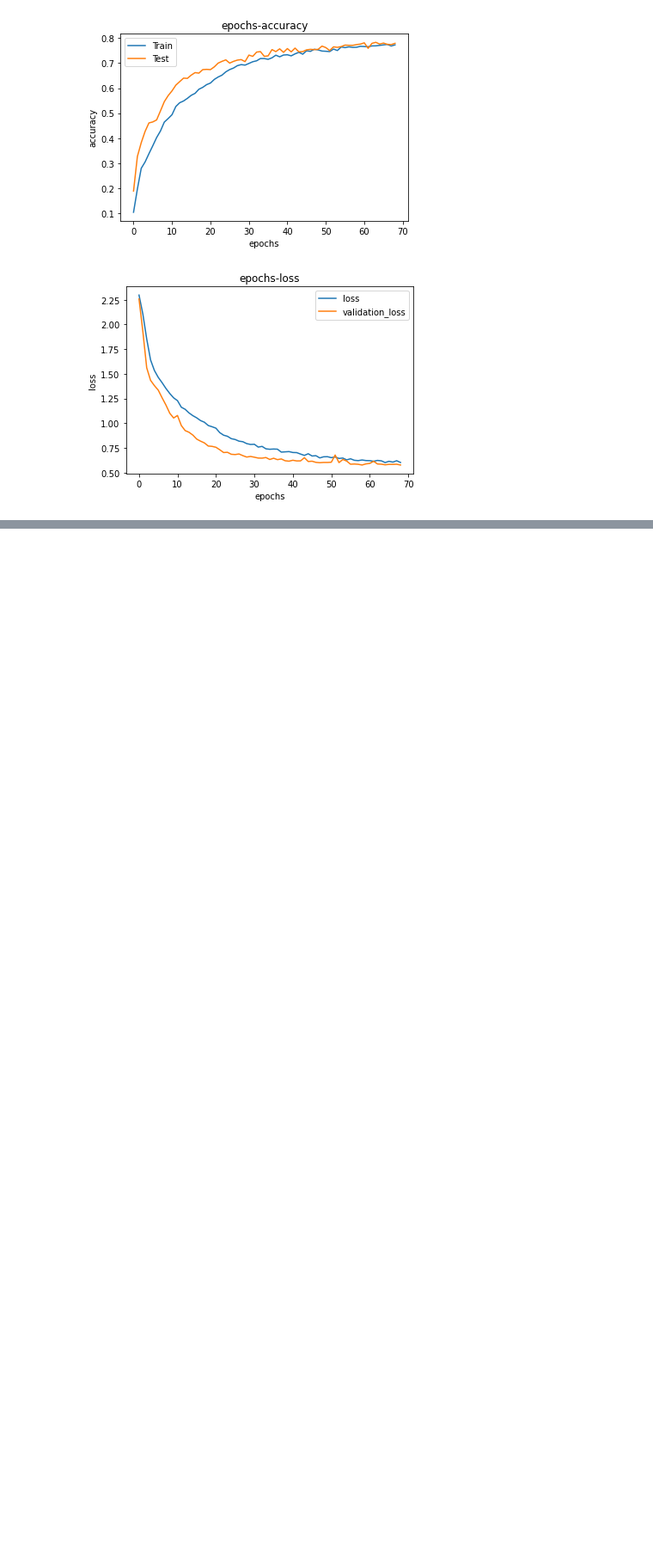
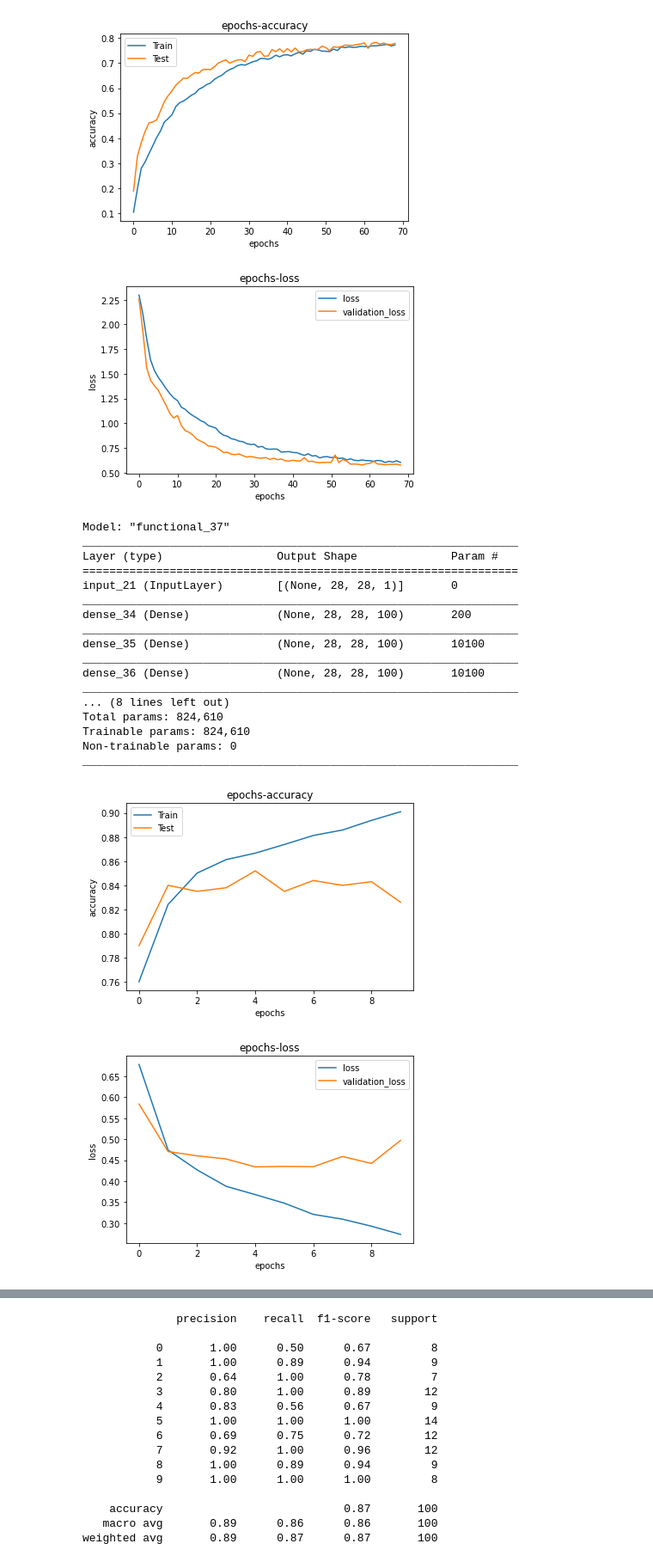
Before and after one commit to Kentkn192837/machine-learning, a Jupyter notebook: no3/plot.ipynb, the cells around one changed output, grey strips where cells are left out. Shown: that part at 86% size. Cells and saved outputs as stored; diff of their text form; code cells hidden in the pictures; blank space fills up the shorter version.

```diff
--- a/no3/plot.ipynb
+++ b/no3/plot.ipynb
@@ -99,0 +150,57 @@ plot_loss( model["loss"], model["val_loss"] )
+# %%
+def create_model(class_num):
+    model = Input( shape=(28, 28, 1) )
+    x = Dense(100, activation="relu")(model)
+    x = Dense(100, activation="relu")(x)
+    x = Dense(100, activation="relu")(x)
+    x = Dense(100, activation="relu")(x)
+    x = Dense(100, activation="relu")(x)
+    x = Flatten()(x)
+    output = Dense(class_num, activation="softmax")(x)
+    return Model( inputs=model, outputs=output )
+
+model = create_model(class_num)
+model.summary()
+
+model.load_weights('./Results/NN/weights/NN=100×5-data=6000-weights.h5')
+model.compile(optimizer=Adam( learning_rate=1e-4 ), loss='categorical_crossentropy', metrics=['accuracy'])
+
+hist = read_pkl('./Results/NN/history/NN=100×5-data=6000.pkl')
+
+# 学習による正解率,損失関数の値の推移のグラフを出力
+plot_acc( hist["accuracy"], hist["val_accuracy"] )
+plot_loss( hist["loss"], hist["val_loss"] )
+
+# モデルによる予測データを取得
+predict = model.predict(vertification_train)
+
+# モデルの予測で最も可能性が高いクラスのインデックス番号のリストを取得
+predict_index = most_likely_index(predict)
+true_class = most_likely_index(vertification_test)
+
+# 混同行列のヒートマップを出力
+matrix = confusion_matrix(predict_index, true_class)
+heat_map(matrix)
+
+# 適合率, 再現率, F値, 正解率, マクロ平均, マイクロ平均を出力
+print(classification_report(true_class, predict_index))
+# %% [output]
+Model: "functional_37"
+_________________________________________________________________
+Layer (type)                 Output Shape              Param #
+=================================================================
+input_21 (InputLayer)        [(None, 28, 28, 1)]       0
+_________________________________________________________________
+dense_34 (Dense)             (None, 28, 28, 100)       200
+_________________________________________________________________
+dense_35 (Dense)             (None, 28, 28, 100)       10100
+_________________________________________________________________
+dense_36 (Dense)             (None, 28, 28, 100)       10100
+_________________________________________________________________
+... (8 lines left out)
+Total params: 824,610
+Trainable params: 824,610
+Non-trainable params: 0
+_________________________________________________________________
+[figure, added]
+[figure, added]
@@ -99,0 +208,16 @@ plot_loss( model["loss"], model["val_loss"] )
+              precision    recall  f1-score   support
+
+           0       1.00      0.50      0.67         8
+           1       1.00      0.89      0.94         9
+           2       0.64      1.00      0.78         7
+           3       0.80      1.00      0.89        12
+           4       0.83      0.56      0.67         9
+           5       1.00      1.00      1.00        14
+           6       0.69      0.75      0.72        12
+           7       0.92      1.00      0.96        12
+           8       1.00      0.89      0.94         9
+           9       1.00      1.00      1.00         8
+
+    accuracy                           0.87       100
+   macro avg       0.89      0.86      0.86       100
+weighted avg       0.89      0.87      0.87       100
```
Also changed, not shown: parts of 7 cells of this notebook.
